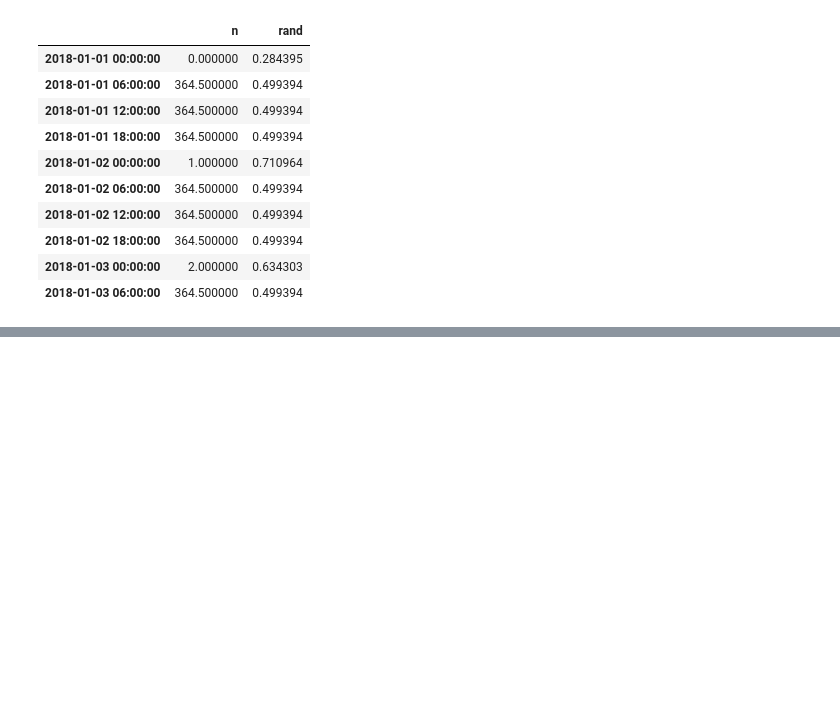
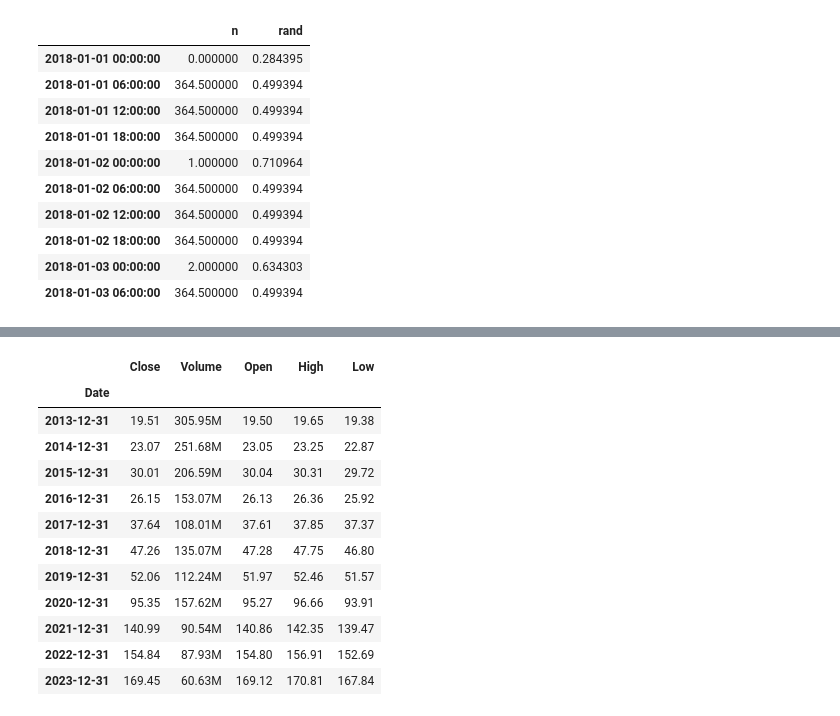
Before and after one commit to everyloop/Databehandling-AI23, a Jupyter notebook: Code-Alongs/L017_Timeseries.ipynb, the cells around one changed output, grey strips where cells are left out. Saved outputs shown, nothing was run; the diff lists cells and outputs as text; code cells hidden in the pictures; blank space fills up the shorter version.

```diff
--- a/Code-Alongs/L017_Timeseries.ipynb
+++ b/Code-Alongs/L017_Timeseries.ipynb
@@ -148,0 +179,20 @@ Resampled using '6H'
+# %%
+#pd.set_option("display.float_format", '{:.2f}'.format)
+pd.set_eng_float_format(accuracy=2, use_eng_prefix=True)
+
+apple.loc["2018", "Close"].mean()
+apple.resample("Y").mean()
+# %% [output]
+|  | Close | Volume | Open | High | Low |
+| Date |  |  |  |  |  |
+| 2013-12-31 | 19.51 | 305.95M | 19.50 | 19.65 | 19.38 |
+| 2014-12-31 | 23.07 | 251.68M | 23.05 | 23.25 | 22.87 |
+| 2015-12-31 | 30.01 | 206.59M | 30.04 | 30.31 | 29.72 |
+| 2016-12-31 | 26.15 | 153.07M | 26.13 | 26.36 | 25.92 |
+| 2017-12-31 | 37.64 | 108.01M | 37.61 | 37.85 | 37.37 |
+| 2018-12-31 | 47.26 | 135.07M | 47.28 | 47.75 | 46.80 |
+| 2019-12-31 | 52.06 | 112.24M | 51.97 | 52.46 | 51.57 |
+| 2020-12-31 | 95.35 | 157.62M | 95.27 | 96.66 | 93.91 |
+| 2021-12-31 | 140.99 | 90.54M | 140.86 | 142.35 | 139.47 |
+| 2022-12-31 | 154.84 | 87.93M | 154.80 | 156.91 | 152.69 |
+| 2023-12-31 | 169.45 | 60.63M | 169.12 | 170.81 | 167.84 |
```
Also changed, not shown: parts of 4 cells of this notebook.
